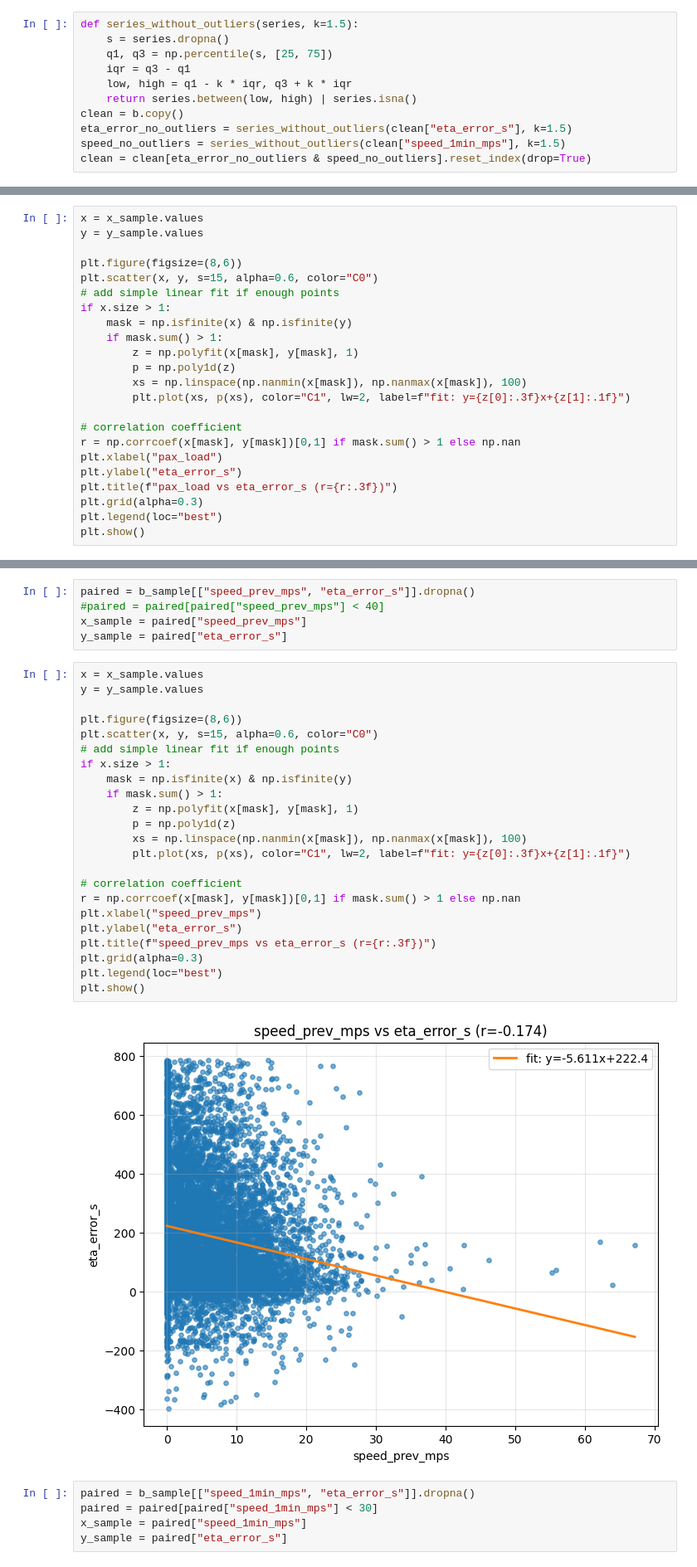
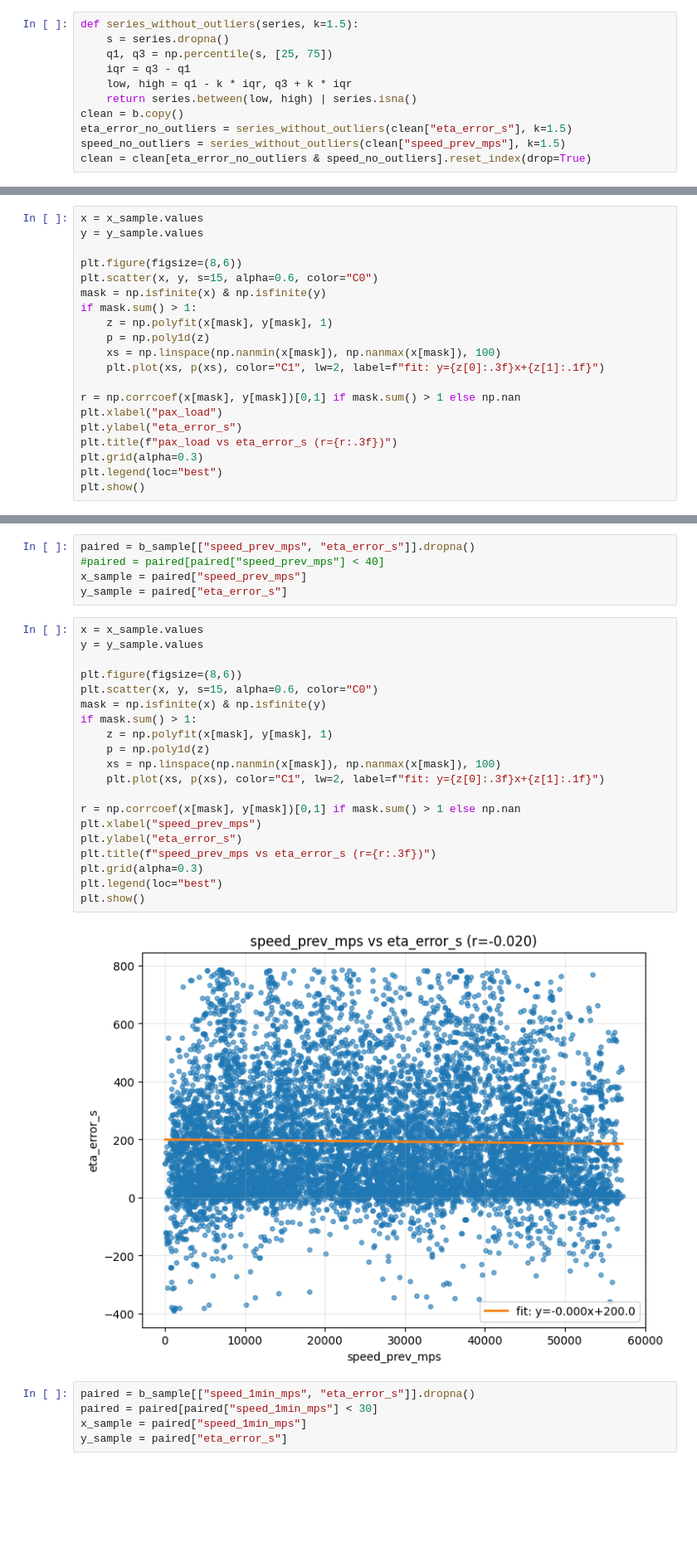
Before and after one commit to AlphaZero4000/Rutgers-Bus, a Jupyter notebook: correlation_analysis.ipynb, the cells around one changed output, grey strips where cells are left out. Shown at 83% size. Drawn from its saved outputs; the diff is of its cells as text; blank space fills up the shorter version.

```diff
--- a/correlation_analysis.ipynb
+++ b/correlation_analysis.ipynb
@@ -34,7 +34,7 @@ def series_without_outliers(series, k=1.5):
     return series.between(low, high) | series.isna()
 clean = b.copy()
 eta_error_no_outliers = series_without_outliers(clean["eta_error_s"], k=1.5)
-speed_no_outliers = series_without_outliers(clean["speed_1min_mps"], k=1.5)
+speed_no_outliers = series_without_outliers(clean["speed_prev_mps"], k=1.5)
 clean = clean[eta_error_no_outliers & speed_no_outliers].reset_index(drop=True)
 # %%
 import matplotlib.pyplot as plt
@@ -99,16 +97,13 @@ y = y_sample.values
 
 plt.figure(figsize=(8,6))
 plt.scatter(x, y, s=15, alpha=0.6, color="C0")
-# add simple linear fit if enough points
-if x.size > 1:
-    mask = np.isfinite(x) & np.isfinite(y)
-    if mask.sum() > 1:
-        z = np.polyfit(x[mask], y[mask], 1)
-        p = np.poly1d(z)
-        xs = np.linspace(np.nanmin(x[mask]), np.nanmax(x[mask]), 100)
-        plt.plot(xs, p(xs), color="C1", lw=2, label=f"fit: y={z[0]:.3f}x+{z[1]:.1f}")
+mask = np.isfinite(x) & np.isfinite(y)
+if mask.sum() > 1:
+    z = np.polyfit(x[mask], y[mask], 1)
+    p = np.poly1d(z)
+    xs = np.linspace(np.nanmin(x[mask]), np.nanmax(x[mask]), 100)
+    plt.plot(xs, p(xs), color="C1", lw=2, label=f"fit: y={z[0]:.3f}x+{z[1]:.1f}")
 
-# correlation coefficient
 r = np.corrcoef(x[mask], y[mask])[0,1] if mask.sum() > 1 else np.nan
 plt.xlabel("pax_load")
 plt.ylabel("eta_error_s")
@@ -126,28 +121,25 @@ y_sample = paired["eta_error_s"]
 # %%
 x = x_sample.values
 y = y_sample.values
 
 plt.figure(figsize=(8,6))
 plt.scatter(x, y, s=15, alpha=0.6, color="C0")
-# add simple linear fit if enough points
-if x.size > 1:
-    mask = np.isfinite(x) & np.isfinite(y)
-    if mask.sum() > 1:
-        z = np.polyfit(x[mask], y[mask], 1)
-        p = np.poly1d(z)
-        xs = np.linspace(np.nanmin(x[mask]), np.nanmax(x[mask]), 100)
-        plt.plot(xs, p(xs), color="C1", lw=2, label=f"fit: y={z[0]:.3f}x+{z[1]:.1f}")
+mask = np.isfinite(x) & np.isfinite(y)
+if mask.sum() > 1:
+    z = np.polyfit(x[mask], y[mask], 1)
+    p = np.poly1d(z)
+    xs = np.linspace(np.nanmin(x[mask]), np.nanmax(x[mask]), 100)
+    plt.plot(xs, p(xs), color="C1", lw=2, label=f"fit: y={z[0]:.3f}x+{z[1]:.1f}")
 
-# correlation coefficient
 r = np.corrcoef(x[mask], y[mask])[0,1] if mask.sum() > 1 else np.nan
 plt.xlabel("speed_prev_mps")
 plt.ylabel("eta_error_s")
 plt.title(f"speed_prev_mps vs eta_error_s (r={r:.3f})")
 plt.grid(alpha=0.3)
 plt.legend(loc="best")
 plt.show()
 # %% [output]
-[figure, old version]
+[figure, new version]
 # %%
 paired = b_sample[["speed_1min_mps", "eta_error_s"]].dropna()
 paired = paired[paired["speed_1min_mps"] < 30]
```
Also changed, not shown: parts of 8 cells of this notebook, 1 other file.
